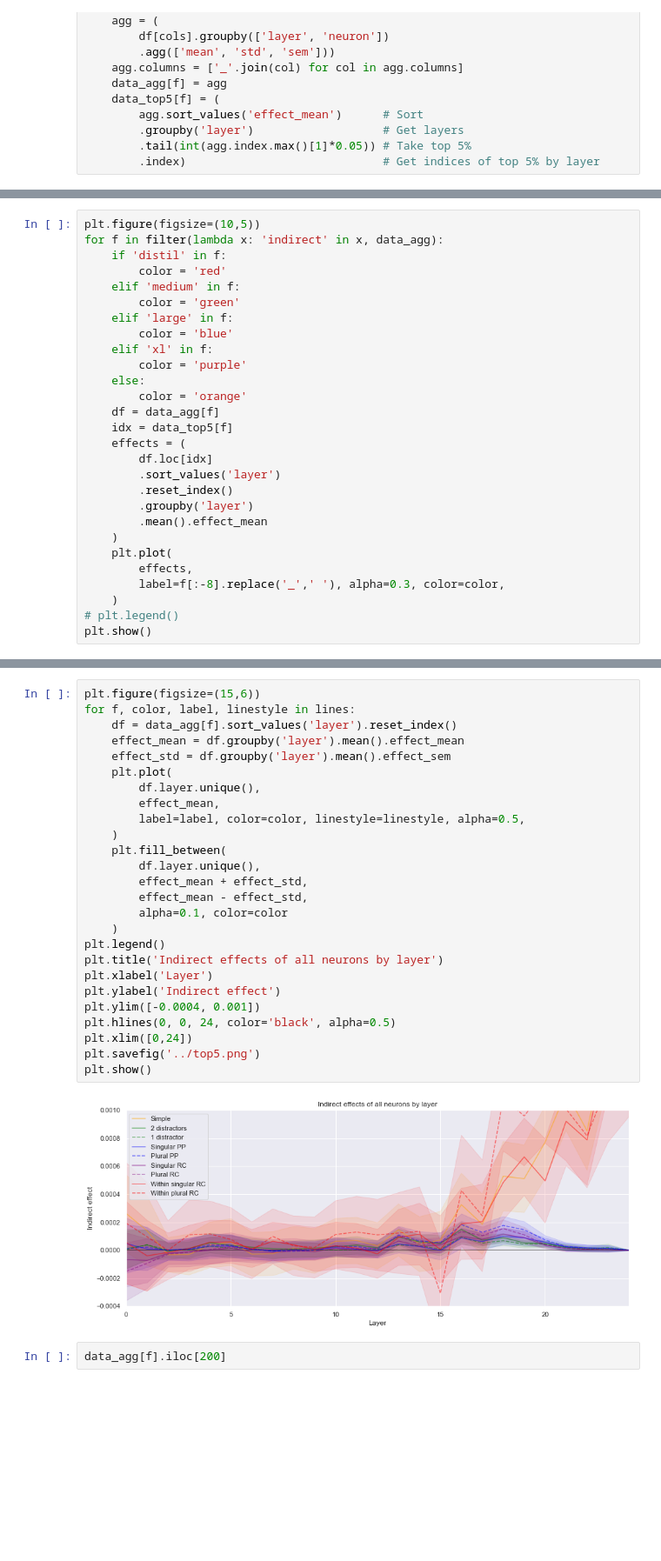
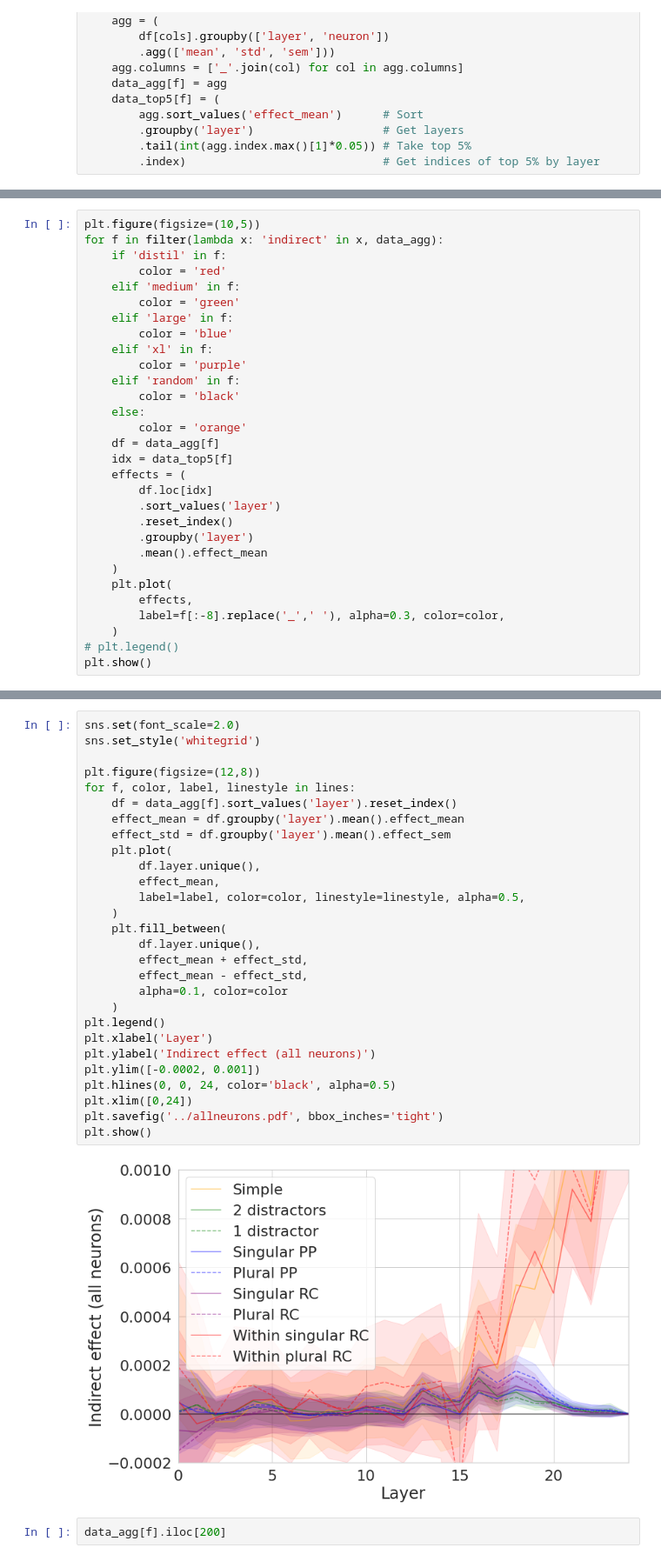
Before and after one commit to mattf1n/lm-intervention, a Jupyter notebook: results/na2/feathers/plots.ipynb, the cells around one changed output, grey strips where cells are left out. Shown at 87% size. Drawn from its saved outputs; the diff is of its cells as text; blank space fills up the shorter version.

```diff
--- a/results/na2/feathers/plots.ipynb
+++ b/results/na2/feathers/plots.ipynb
@@ -69,6 +70,8 @@ for f in filter(lambda x: 'indirect' in x, data_agg):
         color = 'blue'
     elif 'xl' in f:
         color = 'purple'
+    elif 'random' in f:
+        color = 'black'
     else:
         color = 'orange'
     df = data_agg[f]
@@ -168,31 +251,33 @@ for g, _, title, _ in lines:
 # %%
-plt.figure(figsize=(15,6))
+sns.set(font_scale=2.0)
+sns.set_style('whitegrid')
+
+plt.figure(figsize=(12,8))
 for f, color, label, linestyle in lines:
     df = data_agg[f].sort_values('layer').reset_index()
     effect_mean = df.groupby('layer').mean().effect_mean
     effect_std = df.groupby('layer').mean().effect_sem
     plt.plot(
         df.layer.unique(),
         effect_mean,
         label=label, color=color, linestyle=linestyle, alpha=0.5,
     )
     plt.fill_between(
         df.layer.unique(),
         effect_mean + effect_std,
         effect_mean - effect_std,
         alpha=0.1, color=color
     )
 plt.legend()
-plt.title('Indirect effects of all neurons by layer')
 plt.xlabel('Layer')
-plt.ylabel('Indirect effect')
-plt.ylim([-0.0004, 0.001])
+plt.ylabel('Indirect effect (all neurons)')
+plt.ylim([-0.0002, 0.001])
 plt.hlines(0, 0, 24, color='black', alpha=0.5)
 plt.xlim([0,24])
-plt.savefig('../top5.png')
+plt.savefig('../allneurons.pdf', bbox_inches='tight')
 plt.show()
 # %% [output]
-[figure, old version]
+[figure, new version]
 # %%
 data_agg[f].iloc[200]
 # %% [output]
```
Also changed, not shown: parts of 12 cells of this notebook.
